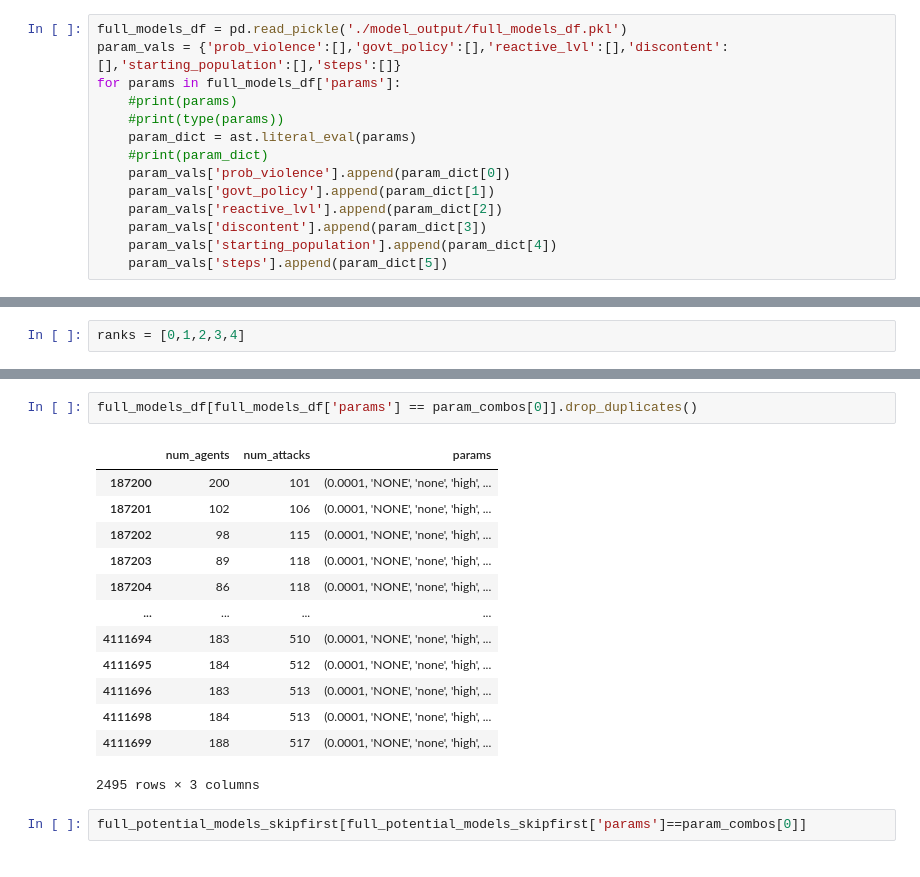
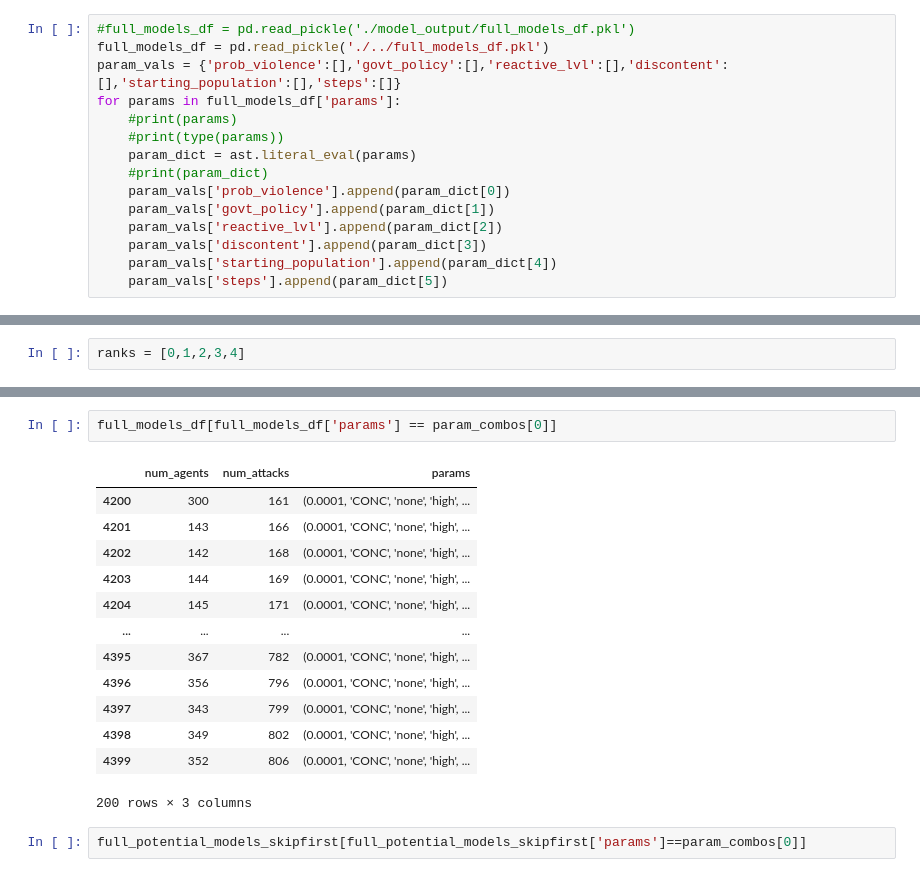
Before and after one commit to natalie-ayers/scientific-computing-counterterrorism-modeling, a Jupyter notebook: compare_model_and_real_dists.ipynb, the cells around one changed output, grey strips where cells are left out. Cells and saved outputs as stored; diff of their text form.

```diff
--- a/compare_model_and_real_dists.ipynb
+++ b/compare_model_and_real_dists.ipynb
@@ -77,7 +77,8 @@ ax.legend(title="Action Type",labels=['Conciliatory-Discriminate','Conciliatory-
 # %% [markdown]
 ##### Bring in modeled data
 # %%
-full_models_df = pd.read_pickle('./model_output/full_models_df.pkl')
+#full_models_df = pd.read_pickle('./model_output/full_models_df.pkl')
+full_models_df = pd.read_pickle('./../full_models_df.pkl')
 param_vals = {'prob_violence':[],'govt_policy':[],'reactive_lvl':[],'discontent':[],'starting_population':[],'steps':[]}
 for params in full_models_df['params']:
     #print(params)
@@ -181,19 +195,19 @@ for rank in ranks:
 # %%
-full_models_df[full_models_df['params'] == param_combos[0]].drop_duplicates()
+full_models_df[full_models_df['params'] == param_combos[0]]
 # %% [output]
 |  | num_agents | num_attacks | params |
-| 187200 | 200 | 101 | (0.0001, 'NONE', 'none', 'high', ... |
-| 187201 | 102 | 106 | (0.0001, 'NONE', 'none', 'high', ... |
-| 187202 | 98 | 115 | (0.0001, 'NONE', 'none', 'high', ... |
-| 187203 | 89 | 118 | (0.0001, 'NONE', 'none', 'high', ... |
-| 187204 | 86 | 118 | (0.0001, 'NONE', 'none', 'high', ... |
+| 4200 | 300 | 161 | (0.0001, 'CONC', 'none', 'high', ... |
+| 4201 | 143 | 166 | (0.0001, 'CONC', 'none', 'high', ... |
+| 4202 | 142 | 168 | (0.0001, 'CONC', 'none', 'high', ... |
+| 4203 | 144 | 169 | (0.0001, 'CONC', 'none', 'high', ... |
+| 4204 | 145 | 171 | (0.0001, 'CONC', 'none', 'high', ... |
 | ... | ... | ... | ... |
-| 4111694 | 183 | 510 | (0.0001, 'NONE', 'none', 'high', ... |
-| 4111695 | 184 | 512 | (0.0001, 'NONE', 'none', 'high', ... |
-| 4111696 | 183 | 513 | (0.0001, 'NONE', 'none', 'high', ... |
-| 4111698 | 184 | 513 | (0.0001, 'NONE', 'none', 'high', ... |
-| 4111699 | 188 | 517 | (0.0001, 'NONE', 'none', 'high', ... |
+| 4395 | 367 | 782 | (0.0001, 'CONC', 'none', 'high', ... |
+| 4396 | 356 | 796 | (0.0001, 'CONC', 'none', 'high', ... |
+| 4397 | 343 | 799 | (0.0001, 'CONC', 'none', 'high', ... |
+| 4398 | 349 | 802 | (0.0001, 'CONC', 'none', 'high', ... |
+| 4399 | 352 | 806 | (0.0001, 'CONC', 'none', 'high', ... |
-2495 rows × 3 columns
+200 rows × 3 columns
 # %%
 full_potential_models_skipfirst[full_potential_models_skipfirst['params']==param_combos[0]]
 # %% [output]
```
Also changed, not shown: parts of 7 cells of this notebook, 2 other files.
